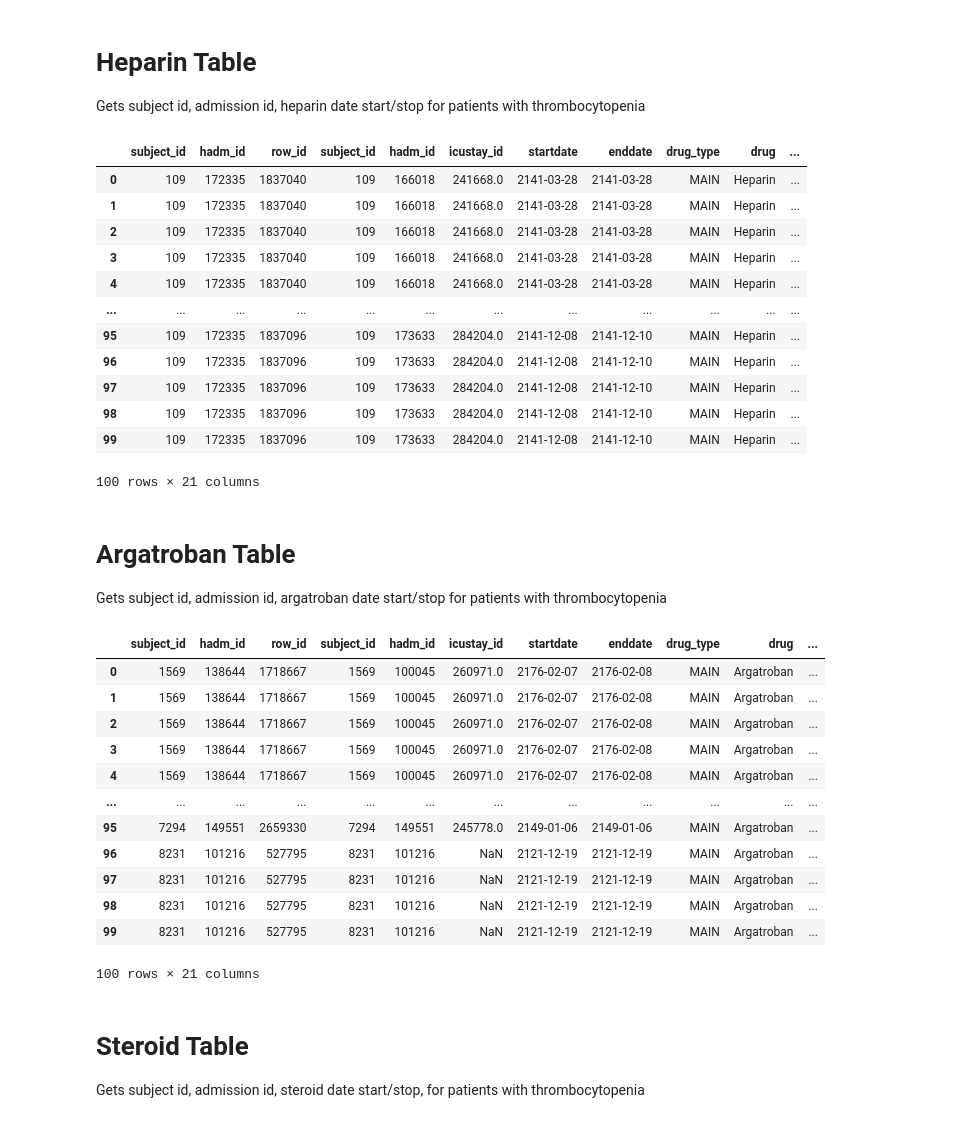
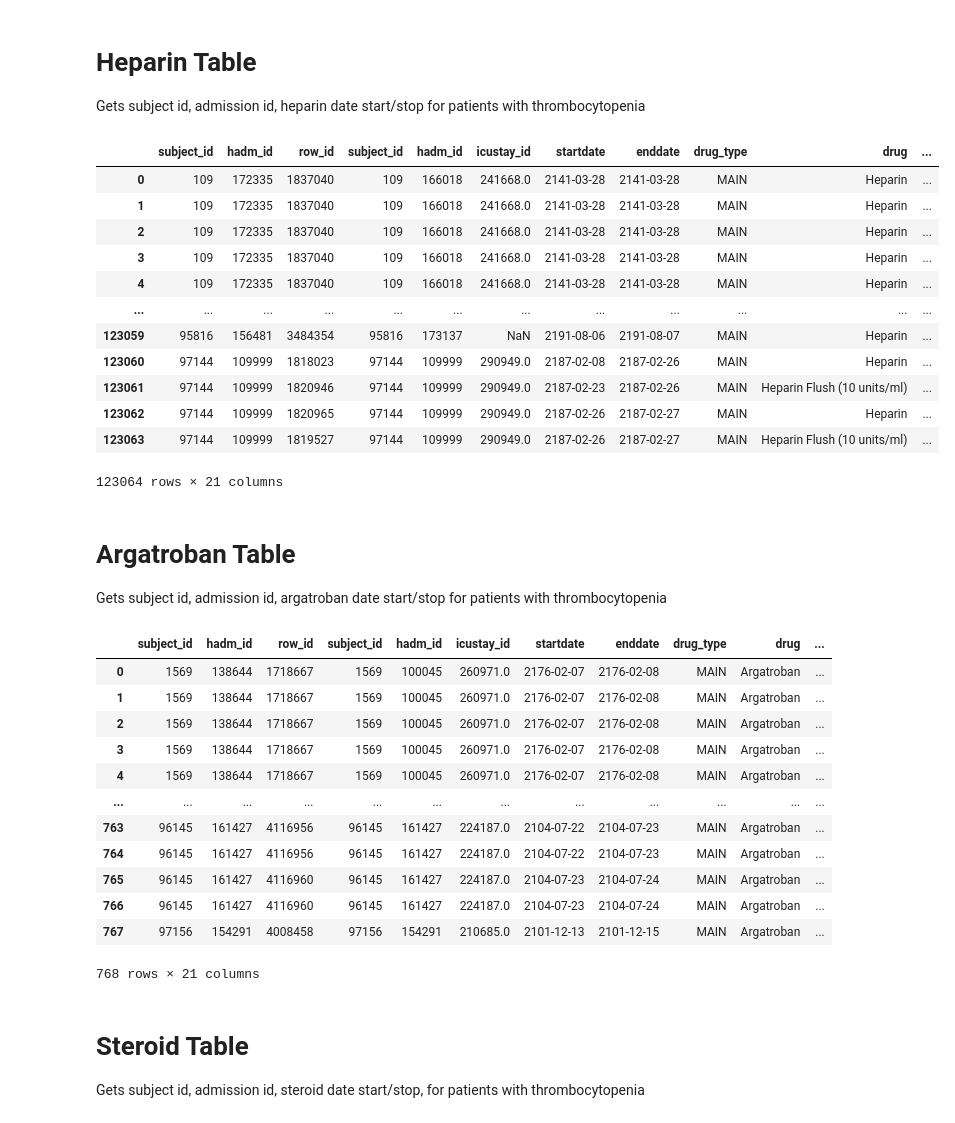
Before and after one commit to anaeliaovalle/mimic3_research, a Jupyter notebook: MIMIC3 Project.ipynb, the cells around one changed output. Cells and saved outputs as stored; diff of their text form; code cells hidden in the pictures.

```diff
--- a/MIMIC3 Project.ipynb
+++ b/MIMIC3 Project.ipynb
@@ -273,40 +289,39 @@ INNER JOIN
         SELECT
             icd9_code
         FROM
              d_icd_diagnoses
         WHERE
             long_title like '%Thrombocytopenia%'
     ) b
 ON a.icd9_code = b.icd9_code
 INNER JOIN
     admissions c
 ON a.subject_id = c.subject_id
 INNER JOIN
     prescriptions d
 ON a.subject_id = d.subject_id
 WHERE
     d.drug like '%Heparin%'
 
-LIMIT 100
 
 """
 df = pd.read_sql_query(query,con)
 
 df
 # %% [output]
 |  | subject_id | hadm_id | row_id | subject_id | hadm_id | icustay_id | startdate | enddate | drug_type | drug | ... |
 | 0 | 109 | 172335 | 1837040 | 109 | 166018 | 241668.0 | 2141-03-28 | 2141-03-28 | MAIN | Heparin | ... |
 | 1 | 109 | 172335 | 1837040 | 109 | 166018 | 241668.0 | 2141-03-28 | 2141-03-28 | MAIN | Heparin | ... |
 | 2 | 109 | 172335 | 1837040 | 109 | 166018 | 241668.0 | 2141-03-28 | 2141-03-28 | MAIN | Heparin | ... |
 | 3 | 109 | 172335 | 1837040 | 109 | 166018 | 241668.0 | 2141-03-28 | 2141-03-28 | MAIN | Heparin | ... |
 | 4 | 109 | 172335 | 1837040 | 109 | 166018 | 241668.0 | 2141-03-28 | 2141-03-28 | MAIN | Heparin | ... |
 | ... | ... | ... | ... | ... | ... | ... | ... | ... | ... | ... | ... |
-| 95 | 109 | 172335 | 1837096 | 109 | 173633 | 284204.0 | 2141-12-08 | 2141-12-10 | MAIN | Heparin | ... |
-| 96 | 109 | 172335 | 1837096 | 109 | 173633 | 284204.0 | 2141-12-08 | 2141-12-10 | MAIN | Heparin | ... |
-| 97 | 109 | 172335 | 1837096 | 109 | 173633 | 284204.0 | 2141-12-08 | 2141-12-10 | MAIN | Heparin | ... |
-| 98 | 109 | 172335 | 1837096 | 109 | 173633 | 284204.0 | 2141-12-08 | 2141-12-10 | MAIN | Heparin | ... |
-| 99 | 109 | 172335 | 1837096 | 109 | 173633 | 284204.0 | 2141-12-08 | 2141-12-10 | MAIN | Heparin | ... |
+| 123059 | 95816 | 156481 | 3484354 | 95816 | 173137 | NaN | 2191-08-06 | 2191-08-07 | MAIN | Heparin | ... |
+| 123060 | 97144 | 109999 | 1818023 | 97144 | 109999 | 290949.0 | 2187-02-08 | 2187-02-26 | MAIN | Heparin | ... |
+| 123061 | 97144 | 109999 | 1820946 | 97144 | 109999 | 290949.0 | 2187-02-23 | 2187-02-26 | MAIN | Heparin Flush (10 units/ml) | ... |
+| 123062 | 97144 | 109999 | 1820965 | 97144 | 109999 | 290949.0 | 2187-02-26 | 2187-02-27 | MAIN | Heparin | ... |
+| 123063 | 97144 | 109999 | 1819527 | 97144 | 109999 | 290949.0 | 2187-02-26 | 2187-02-27 | MAIN | Heparin Flush (10 units/ml) | ... |
-100 rows × 21 columns
+123064 rows × 21 columns
 # %% [markdown]
 # Argatroban Table
 Gets subject id, admission id, argatroban date start/stop for patients with thrombocytopenia
@@ -339,8 +354,6 @@ ON a.subject_id = d.subject_id
 WHERE
     d.drug like '%Argatroban%'
 
-LIMIT 100
-
 """
 df = pd.read_sql_query(query,con)
 
@@ -353,12 +366,12 @@ df
 | 3 | 1569 | 138644 | 1718667 | 1569 | 100045 | 260971.0 | 2176-02-07 | 2176-02-08 | MAIN | Argatroban | ... |
 | 4 | 1569 | 138644 | 1718667 | 1569 | 100045 | 260971.0 | 2176-02-07 | 2176-02-08 | MAIN | Argatroban | ... |
 | ... | ... | ... | ... | ... | ... | ... | ... | ... | ... | ... | ... |
-| 95 | 7294 | 149551 | 2659330 | 7294 | 149551 | 245778.0 | 2149-01-06 | 2149-01-06 | MAIN | Argatroban | ... |
-| 96 | 8231 | 101216 | 527795 | 8231 | 101216 | NaN | 2121-12-19 | 2121-12-19 | MAIN | Argatroban | ... |
-| 97 | 8231 | 101216 | 527795 | 8231 | 101216 | NaN | 2121-12-19 | 2121-12-19 | MAIN | Argatroban | ... |
-| 98 | 8231 | 101216 | 527795 | 8231 | 101216 | NaN | 2121-12-19 | 2121-12-19 | MAIN | Argatroban | ... |
-| 99 | 8231 | 101216 | 527795 | 8231 | 101216 | NaN | 2121-12-19 | 2121-12-19 | MAIN | Argatroban | ... |
+| 763 | 96145 | 161427 | 4116956 | 96145 | 161427 | 224187.0 | 2104-07-22 | 2104-07-23 | MAIN | Argatroban | ... |
+| 764 | 96145 | 161427 | 4116956 | 96145 | 161427 | 224187.0 | 2104-07-22 | 2104-07-23 | MAIN | Argatroban | ... |
+| 765 | 96145 | 161427 | 4116960 | 96145 | 161427 | 224187.0 | 2104-07-23 | 2104-07-24 | MAIN | Argatroban | ... |
+| 766 | 96145 | 161427 | 4116960 | 96145 | 161427 | 224187.0 | 2104-07-23 | 2104-07-24 | MAIN | Argatroban | ... |
+| 767 | 97156 | 154291 | 4008458 | 97156 | 154291 | 210685.0 | 2101-12-13 | 2101-12-15 | MAIN | Argatroban | ... |
-100 rows × 21 columns
+768 rows × 21 columns
 # %% [markdown]
 # Steroid Table
 Gets subject id, admission id, steroid date start/stop, for patients with thrombocytopenia
```
Also changed, not shown: parts of 31 cells of this notebook, 7 other files.
